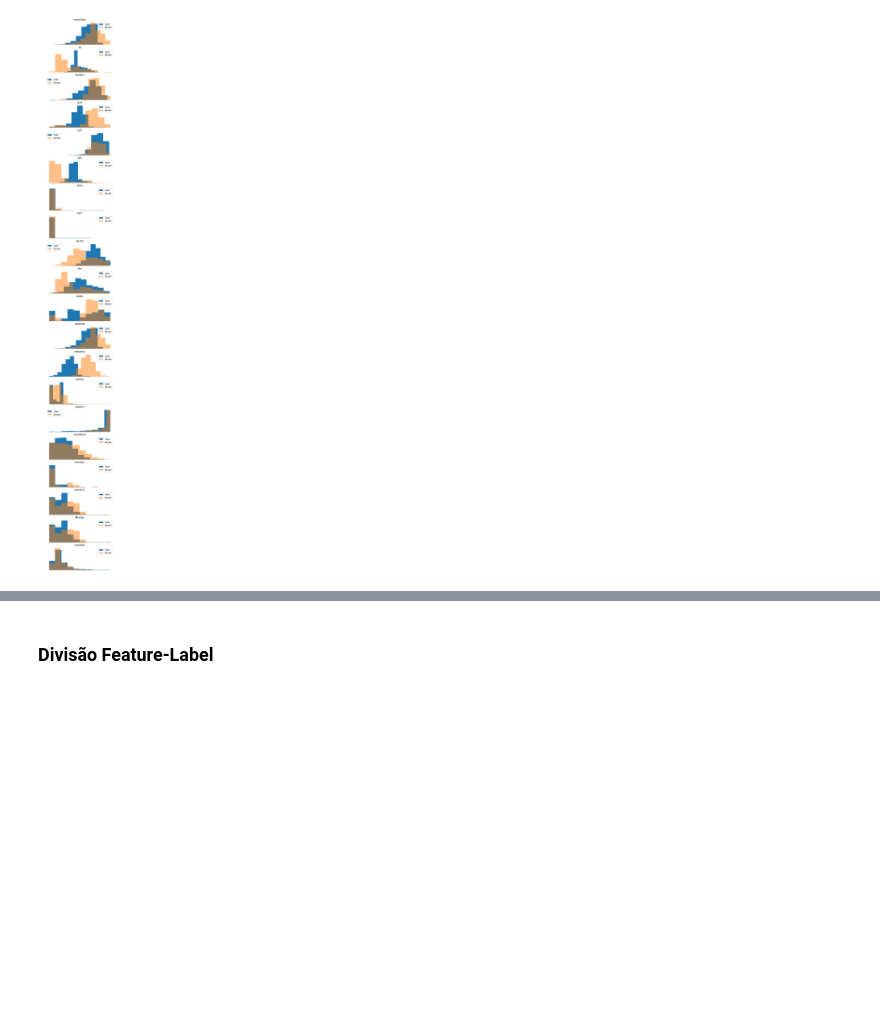
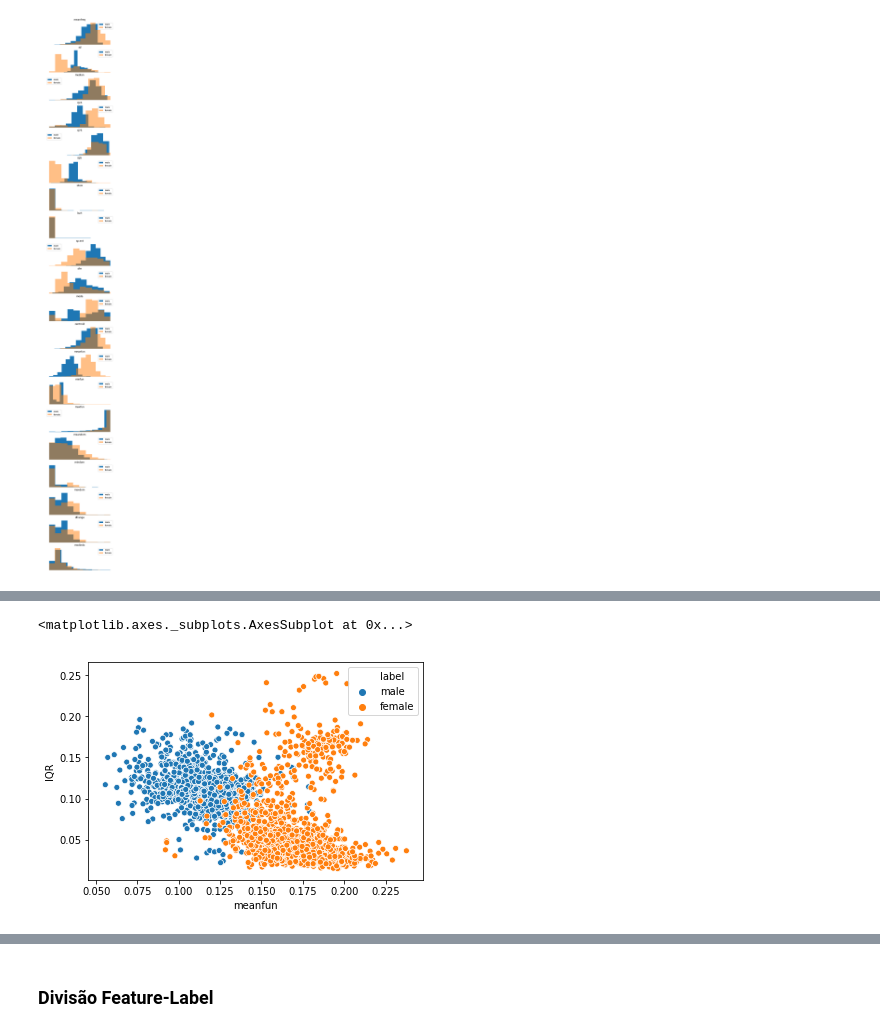
Before and after one commit to hmaas00/projeto_final_voice_gender, a Jupyter notebook: trab_final_voice_gender.ipynb, the cells around one changed output, grey strips where cells are left out. Cells and saved outputs as stored; diff of their text form; code cells hidden in the pictures; blank space fills up the shorter version.

```diff
--- a/trab_final_voice_gender.ipynb
+++ b/trab_final_voice_gender.ipynb
@@ -129,0 +170,5 @@ ValueError: could not broadcast input array from shape (3168,20) into shape (316
+# %%
+sns.scatterplot(data= df, x= df.meanfun, y= df.IQR, hue=df.label)
+# %% [output]
+<matplotlib.axes._subplots.AxesSubplot at 0x...>
+[figure, added]
```
Also changed, not shown: parts of 52 cells of this notebook.
